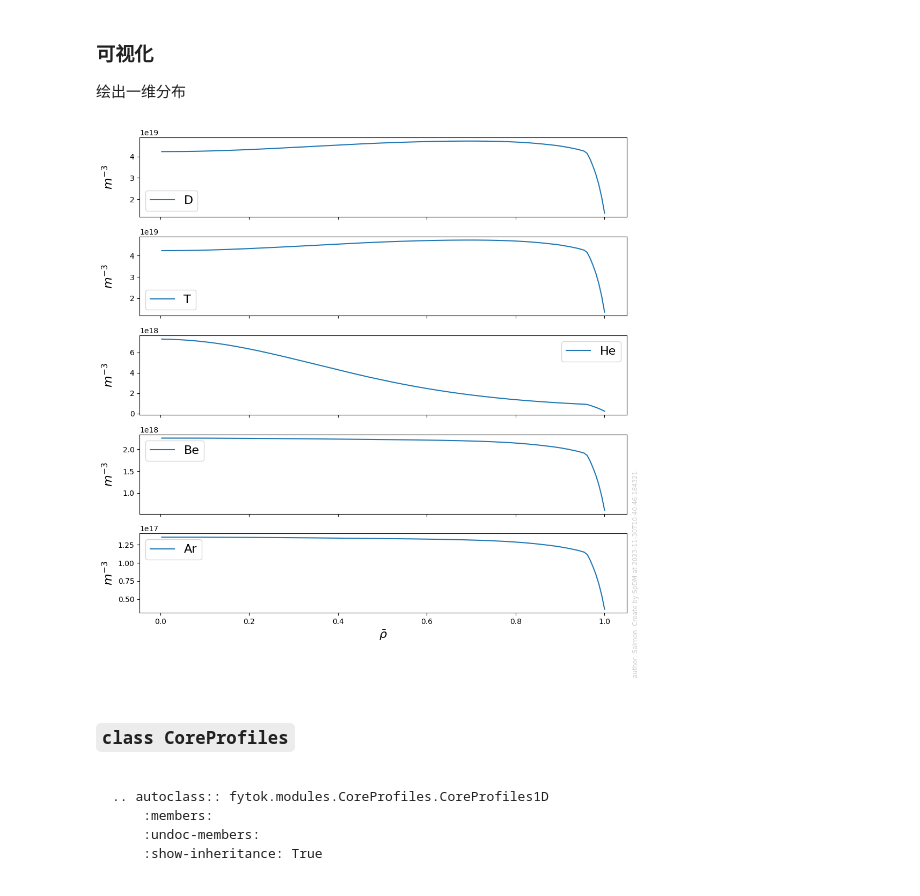
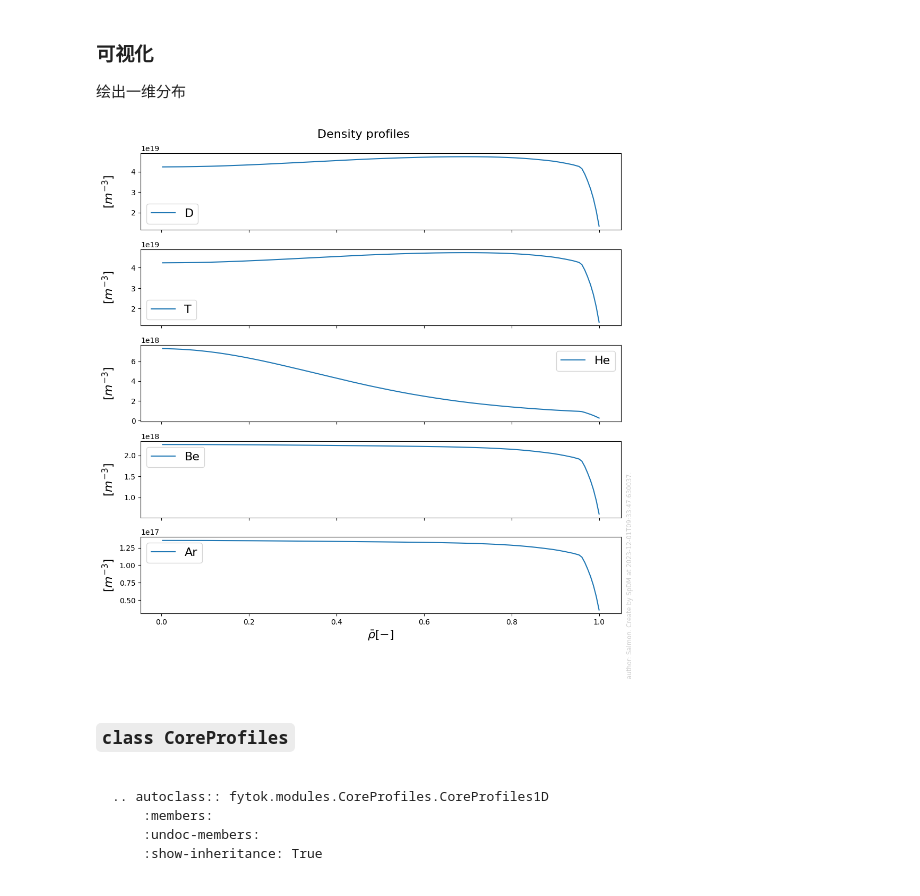
Before and after one commit to fusion-yun/fytok_tutorial, a Jupyter notebook: tutorial/FyTok_module_PhysConcept.ipynb, the cells around one changed output. Drawn from its saved outputs; the diff is of its cells as text; code cells hidden in the pictures.

```diff
--- a/tutorial/FyTok_module_PhysConcept.ipynb
+++ b/tutorial/FyTok_module_PhysConcept.ipynb
@@ -112,14 +104,15 @@ core_profiles = CoreProfiles(f"file+iterprofiles://./data/15MA Inductive at burn
 # %%
 import spdm.view.View as sp_view
 
 fig = sp_view.plot(
-    [(ion.density_thermal, ion.label) for ion in core_profiles.time_slice.current.profiles_1d.ion],
-    x_value=core_profiles.time_slice.current.profiles_1d.grid.rho_tor_norm,
-    x_label=r"$\bar{\rho}$",
+    core_profiles.time_slice.current.profiles_1d.grid.rho_tor_norm,
+    *[(ion.density_thermal, ion.label) for ion in core_profiles.time_slice.current.profiles_1d.ion],
+    x_label=r"$\bar{\rho}[-]$",
     y_label=r"$[m^{-3}]$",
+    title="Density profiles",
 )
 # %% [output]
-[figure, old version]
+[figure, new version]
 # %% [markdown]
 ### `class CoreProfiles`
 
```
Also changed, not shown: parts of 5 cells of this notebook, 6 other files.
